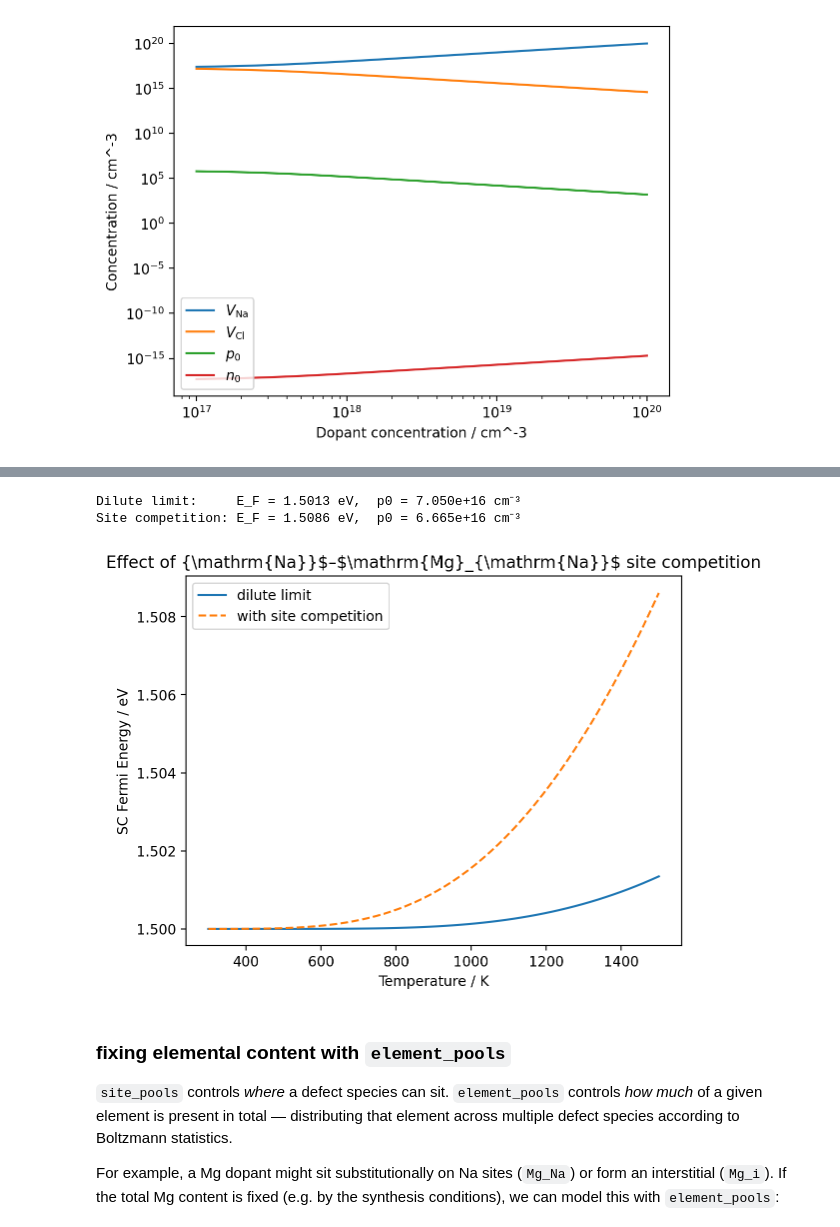
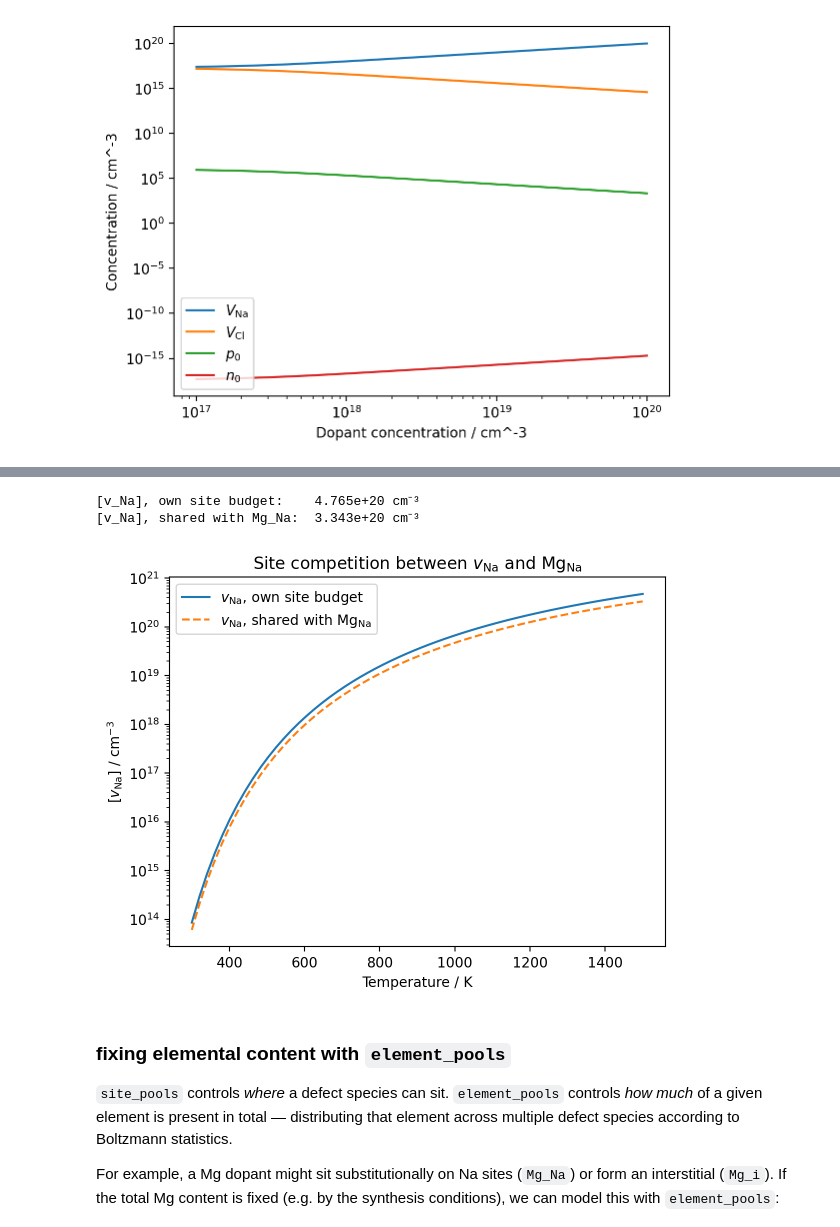
Before and after one commit to bjmorgan/py-sc-fermi, a Jupyter notebook: docs/source/tutorial.ipynb, the cells around one changed output, grey strips where cells are left out. Saved outputs shown, nothing was run; the diff lists cells and outputs as text; code cells hidden in the pictures.

```diff
--- a/docs/source/tutorial.ipynb
+++ b/docs/source/tutorial.ipynb
@@ -32,11 +32,11 @@ from py_sc_fermi.defect_species import DefectSpecies
 
 v_Na = DefectSpecies(name = "v_Na", # the name can be any string, it only needs to be unique in the set of all species
                     nsites = 1, # the number of sites on which the defect can form in the unit cell (see usage notes)
-                    charge_states = {0 : v_Na_0, -1: v_Na_minus_1}) # dictionary of charge states, with the key being the charge and the value being the corresponding DefectChargeState object
+                    charge_states = [v_Na_0, v_Na_minus_1]) # list of DefectChargeState objects
 
 # defining the Cl vacancy
 
-v_Cl = DefectSpecies(name = "v_Cl", nsites = 1, charge_states = {0 : v_Cl_0, 1: v_Cl_1})
+v_Cl = DefectSpecies(name = "v_Cl", nsites = 1, charge_states = [v_Cl_0, v_Cl_1])
 # %% [markdown]
 ### the `DOS` object
 
@@ -93,3 +99,7 @@ DefectSystem
+# %%
+from py_sc_fermi.defect_system import DefectSystemFactory
+
+defect_system_factory = DefectSystemFactory(defect_species=[v_Na, v_Cl], dos=dos, volume=defect_system.volume)
 # %% [markdown]
 ## 2. Misc. `DefectSystem` analysis
 
@@ -133,8 +143,7 @@ v_Cl_conc = []
 v_Na_conc = []
 
 for t in temperatures:
-    defect_system.temperature = t
-    concentrations = defect_system.concentration_dict()
+    concentrations = defect_system_factory.at(t).concentration_dict()
     v_Cl_conc.append(concentrations["v_Cl"])
     v_Na_conc.append(concentrations["v_Na"])
 
@@ -307,55 +320,54 @@ Mg_Na_1 = DefectChargeState(charge=1, degeneracy=1, energy=-0.5)
 Mg_Na_0 = DefectChargeState(charge=0, degeneracy=1, energy=0.3)
 Mg_Na = DefectSpecies(name="Mg_Na", nsites=1, charge_states=[Mg_Na_0, Mg_Na_1])
 
-# Dilute limit: v_Na and Mg_Na treated as independent (no site constraint)
-dilute_system = DefectSystem(
-    defect_species=[v_Na, v_Cl, Mg_Na],
+# A copy of Mg_Na with its concentration fixed at half the Na-site pool
+Mg_Na_fixed = DefectSpecies(
+    name="Mg_Na", nsites=1, charge_states=[Mg_Na_0, Mg_Na_1], fixed_concentration=0.5
+)
+
+# v_Na and Mg_Na_fixed each get their own 1-site budget
+separate_factory = DefectSystemFactory(
+    defect_species=[v_Na, v_Cl, Mg_Na_fixed],
     dos=dos,
     volume=46.10,
-    temperature=1500,
 )
 
-# Site competition: v_Na and Mg_Na share the 1 Na site per unit cell
-pool_system = DefectSystem(
-    defect_species=[v_Na, v_Cl, Mg_Na],
+# v_Na and Mg_Na_fixed share the 1 Na site per unit cell
+pool_factory = DefectSystemFactory(
+    defect_species=[v_Na, v_Cl, Mg_Na_fixed],
     dos=dos,
     volume=46.10,
-    temperature=1500,
-    site_pools={"Na_sites": (1.0, [v_Na, Mg_Na])},
+    site_pools={"Na_sites": (1.0, [v_Na, Mg_Na_fixed])},
 )
 
-dilute_concs = dilute_system.concentration_dict()
-pool_concs = pool_system.concentration_dict()
+separate_concs = separate_factory.at(1500).concentration_dict()
+pool_concs = pool_factory.at(1500).concentration_dict()
 
-print(f"Dilute limit:     E_F = {dilute_concs['Fermi Energy']:.4f} eV,  p0 = {dilute_concs['p0']:.3e} cm⁻³")
-print(f"Site competition: E_F = {pool_concs['Fermi Energy']:.4f} eV,  p0 = {pool_concs['p0']:.3e} cm⁻³")
+print(f"[v_Na], own site budget:    {separate_concs['v_Na']:.3e} cm⁻³")
+print(f"[v_Na], shared with Mg_Na:  {pool_concs['v_Na']:.3e} cm⁻³")
 # %% [output]
-Dilute limit:     E_F = 1.5013 eV,  p0 = 7.050e+16 cm⁻³
-Site competition: E_F = 1.5086 eV,  p0 = 6.665e+16 cm⁻³
+[v_Na], own site budget:    4.765e+20 cm⁻³
+[v_Na], shared with Mg_Na:  3.343e+20 cm⁻³
 # %%
-# compare self-consistent Fermi energy across a temperature range
+# v_Na concentration vs temperature, with and without sharing sites with Mg_Na
 temperatures = np.linspace(300, 1500, 60)
-dilute_ef = []
-pool_ef = []
+separate_v_Na = []
+pool_v_Na = []
 
 for t in temperatures:
-    dilute_system.temperature = t
-    pool_system.temperature = t
-    dilute_ef.append(dilute_system.get_sc_fermi()[0])
-    pool_ef.append(pool_system.get_sc_fermi()[0])
+    separate_v_Na.append(separate_factory.at(t).concentration_dict()["v_Na"])
+    pool_v_Na.append(pool_factory.at(t).concentration_dict()["v_Na"])
 
-dilute_system.temperature = 500
-pool_system.temperature = 500
-
-plt.plot(temperatures, dilute_ef, label="dilute limit")
-plt.plot(temperatures, pool_ef, label="with site competition", ls="--")
+plt.plot(temperatures, separate_v_Na, label=r"$v_\mathrm{Na}$, own site budget")
+plt.plot(temperatures, pool_v_Na, label=r"$v_\mathrm{Na}$, shared with $\mathrm{Mg}_\mathrm{Na}$", ls="--")
+plt.yscale("log")
 plt.xlabel("Temperature / K")
-plt.ylabel("SC Fermi Energy / eV")
+plt.ylabel(r"$[v_\mathrm{Na}]$ / cm$^{-3}$")
 plt.legend()
-plt.title(r"Effect of {\mathrm{Na}}$–$\mathrm{Mg}_{\mathrm{Na}}$ site competition")
+plt.title(r"Site competition between $v_\mathrm{Na}$ and $\mathrm{Mg}_\mathrm{Na}$")
 plt.show()
 # %% [output]
-[figure, old version]
+[figure, new version]
 # %% [markdown]
 ### fixing elemental content with `element_pools`
 
```
Also changed, not shown: parts of 22 cells of this notebook.
